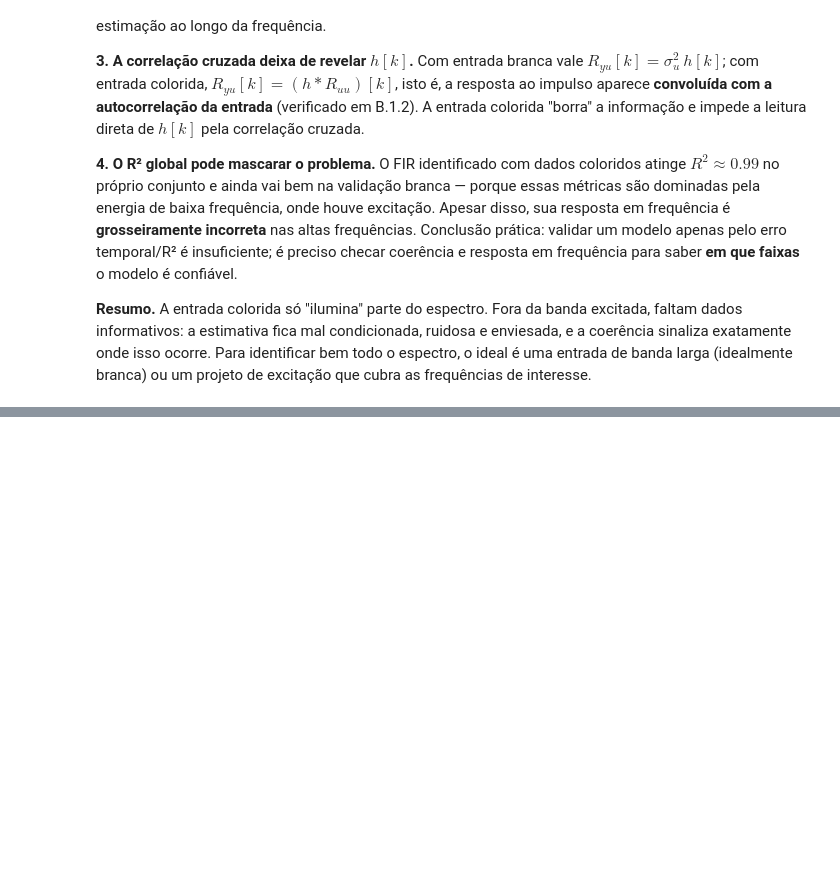
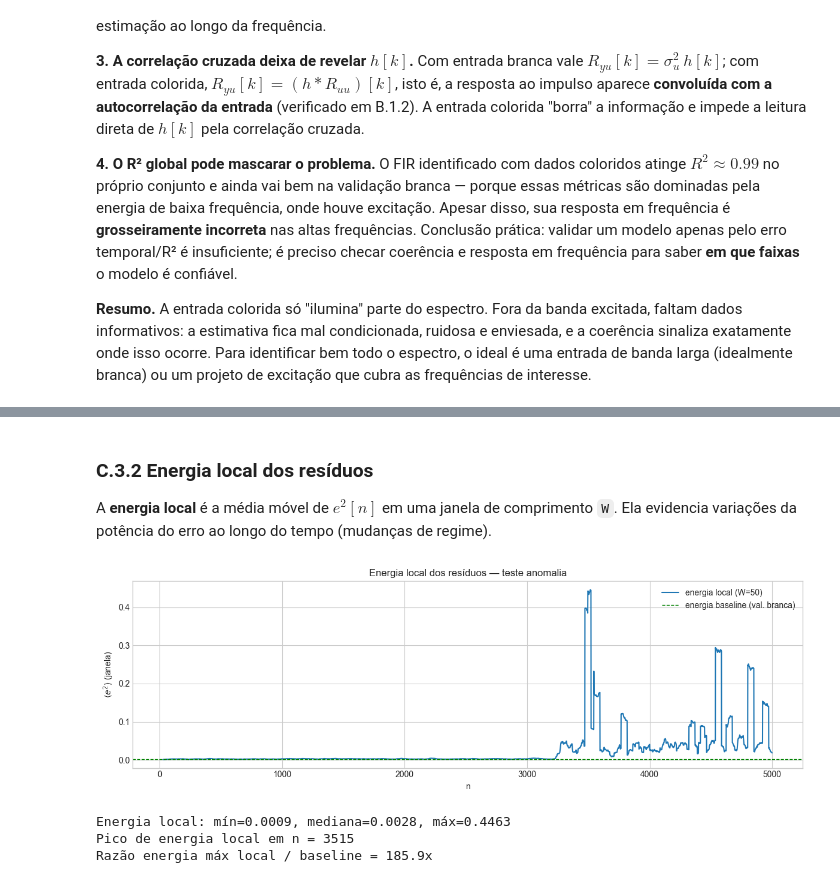
Before and after one commit to Jakson-Almeida/stochastic_processes, a Jupyter notebook: notebooks/resolucao_trabalho.ipynb, the cells around one changed output, grey strips where cells are left out. Saved outputs shown, nothing was run; the diff lists cells and outputs as text; code cells hidden in the pictures; blank space fills up the shorter version.

```diff
--- a/notebooks/resolucao_trabalho.ipynb
+++ b/notebooks/resolucao_trabalho.ipynb
@@ -820,0 +908,29 @@ cubra as frequências de interesse.
+# %% [markdown]
+### C.3.2 Energia local dos resíduos
+
+A **energia local** é a média móvel de $e^2[n]$ em uma janela de comprimento `W`.
+Ela evidencia variações da potência do erro ao longo do tempo (mudanças de regime).
+# %%
+W = 50  # janela da energia local
+local_energy = np.convolve(e_c ** 2, np.ones(W) / W, mode="same")
+baseline_energy = e_v.var()  # energia média esperada em regime normal
+
+plt.figure(figsize=(12, 4))
+plt.plot(nn_c, local_energy, label=f"energia local (W={W})")
+plt.axhline(baseline_energy, color="g", ls="--", lw=1.0, label="energia baseline (val. branca)")
+plt.title("Energia local dos resíduos — teste anomalia")
+plt.xlabel("n")
+plt.ylabel(r"$\langle e^2 \rangle$ (janela)")
+plt.legend()
+plt.tight_layout()
+plt.show()
+
+print(f"Energia local: mín={local_energy.min():.4f}, "
+      f"mediana={np.median(local_energy):.4f}, máx={local_energy.max():.4f}")
+print(f"Pico de energia local em n = {nn_c[np.argmax(local_energy)]}")
+print(f"Razão energia máx local / baseline = {local_energy.max() / baseline_energy:.1f}x")
+# %% [output]
+[figure, added]
+Energia local: mín=0.0009, mediana=0.0028, máx=0.4463
+Pico de energia local em n = 3515
+Razão energia máx local / baseline = 185.9x
```
Also changed, not shown: parts of 12 cells of this notebook.
